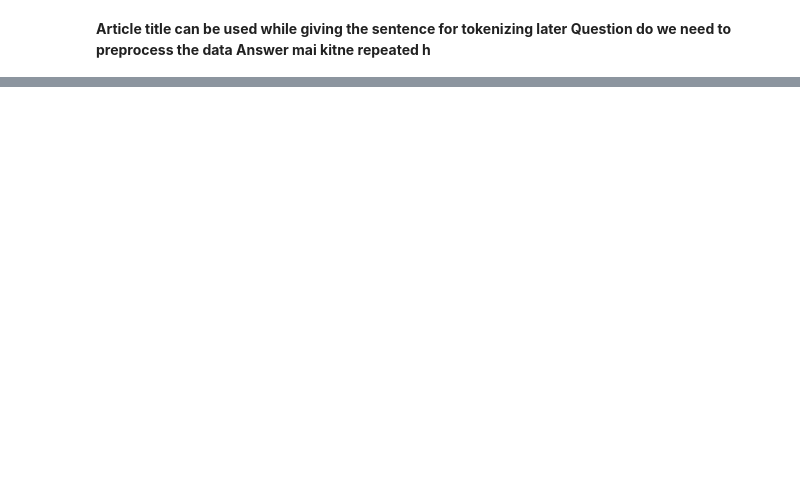
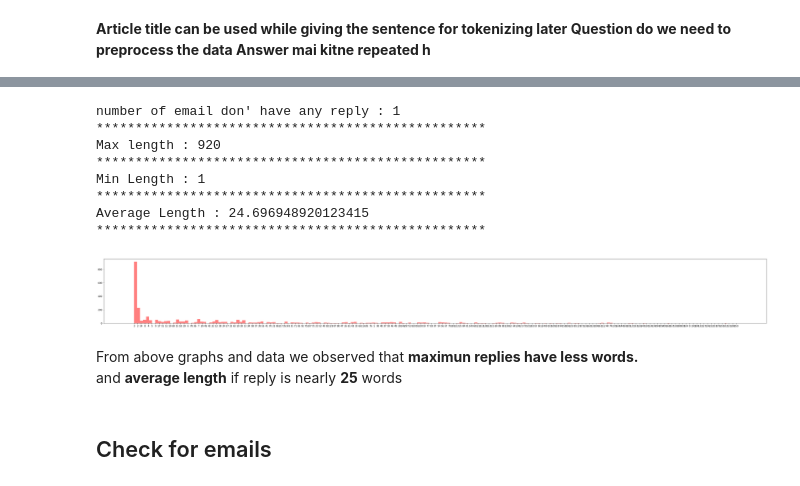
Before and after one commit to yatindma/Automated-Response-Suggestion-for-Email, a Jupyter notebook: Smart_Gmail_Reply.ipynb, the cells around one changed output, grey strips where cells are left out. Cells and saved outputs as stored; diff of their text form; code cells hidden in the pictures; blank space fills up the shorter version.

```diff
--- a/Smart_Gmail_Reply.ipynb
+++ b/Smart_Gmail_Reply.ipynb
@@ -117,0 +107,60 @@ yes and no is the most common answers in the mails
+# %%
+import matplotlib
+matplotlib.rc('figure', figsize=[50,5])
+#Getting the length of each Answer
+data["Answer Length"]= data["Answer"].str.len()
+len_answers = data["Answer Length"].values
+
+#converting datatype to string
+len_str_arr = []
+for num in len_answers:
+  len_str_arr.append(str(num))
+
+no_reply_counter = 0
+for num in len_answers:
+  if num == 0:
+    no_reply_counter += 1
+
+temp_arr = []
+for indx in len_answers:
+  if indx == 0:
+    continue
+  else:
+    temp_arr.append(indx)
+
+print("number of email don' have any reply", end = ' : ')
+print(no_reply_counter)
+print('*' * 50)
+
+print('Max length', end = ' : ')
+print(max(list(len_answers)))
+print('*' * 50)
+
+print('Min Length', end = ' : ')
+print(min(list(temp_arr)))
+print('*' * 50)
+
+print("Average Length", end = ' : ')
+print((sum(list(len_answers)))/(len(list(len_answers))))
+print('*' * 50)
+
+plt.hist(len_str_arr, 200,
+         histtype='bar',
+         facecolor='r',
+         alpha=0.5)
+plt.show()
+# %% [output]
+number of email don' have any reply : 1
+**************************************************
+Max length : 920
+**************************************************
+Min Length : 1
+**************************************************
+Average Length : 24.696948920123415
+**************************************************
+[figure, added]
+# %% [markdown]
+From above graphs and data we observed that <b>maximun replies have less words. </b><br>
+and <b>average length</b> if reply is nearly <b>25</b> words
+# %% [markdown]
+<h2> Check for emails </h2>
```
Also changed, not shown: parts of 6 cells of this notebook.
